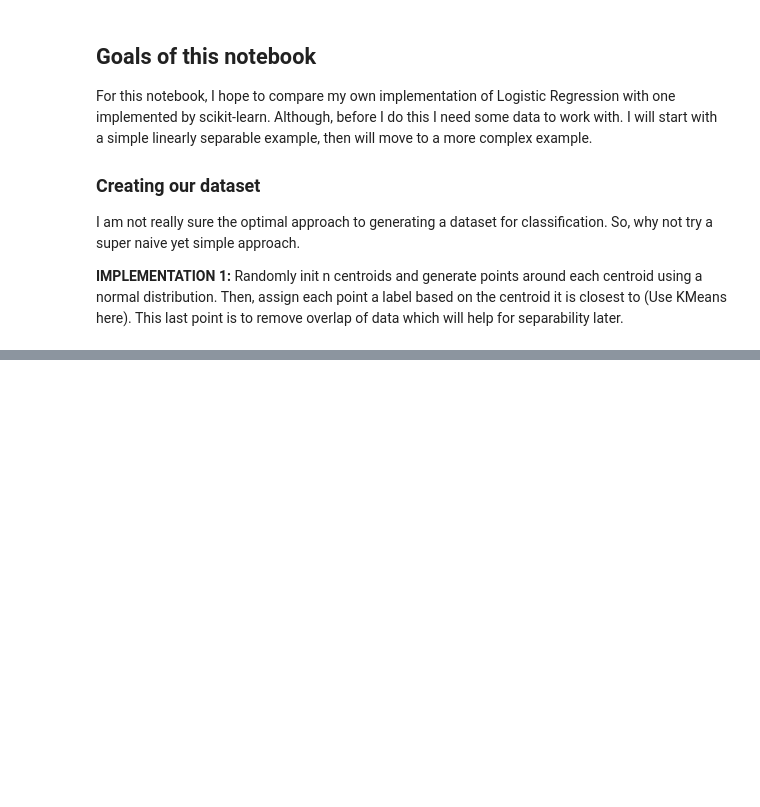
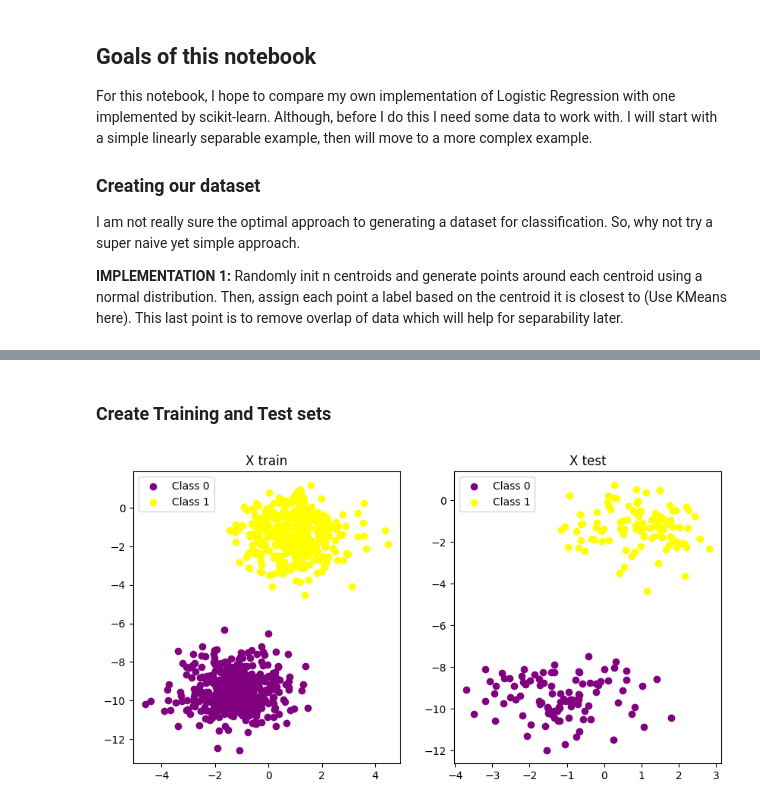
Before and after one commit to jhrudden/ML-Mono, a Jupyter notebook: notebooks/LogRegression_Example.ipynb, the cells around one changed output, grey strips where cells are left out. Drawn from its saved outputs; the diff is of its cells as text; code cells hidden in the pictures; blank space fills up the shorter version.

```diff
--- a/notebooks/LogRegression_Example.ipynb
+++ b/notebooks/LogRegression_Example.ipynb
@@ -46,0 +56,30 @@ plt.show()
+# %% [markdown]
+### Create Training and Test sets
+# %%
+X_train, X_test, y_train, y_test = train_test_split(X, y, train_size=0.8, random_state=42)
+
+# Plot X train and X test
+fig, ax = plt.subplots(1, 2, figsize=(10, 5))
+class_colors = {0: 'purple', 1: 'yellow'}
+
+# Loop over each class and plot for both train and test sets
+for class_value in [0, 1]:
+    # Plot for X_train
+    ax[0].scatter(X_train[y_train == class_value, 0],
+                  X_train[y_train == class_value, 1],
+                  color=CLASS_COLORS[class_value],
+                  label=f'Class {class_value}')
+
+    # Plot for X_test
+    ax[1].scatter(X_test[y_test == class_value, 0],
+                  X_test[y_test == class_value, 1],
+                  color=CLASS_COLORS[class_value],
+                  label=f'Class {class_value}')
+
+ax[0].set_title("X train")
+ax[0].legend()
+ax[1].set_title("X test")
+ax[1].legend()
+plt.show()
+# %% [output]
+[figure, added]
```
Also changed, not shown: parts of 6 cells of this notebook.
